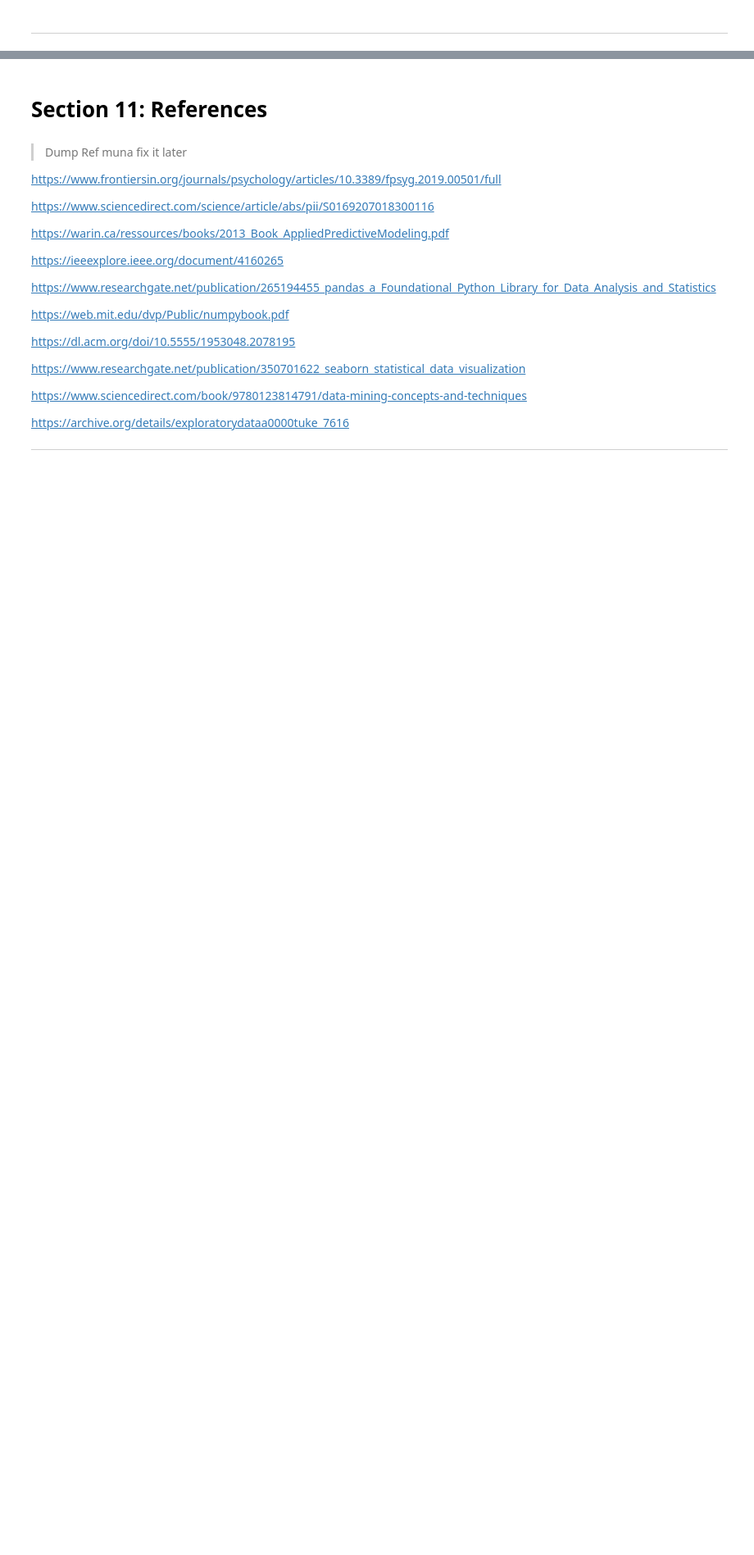
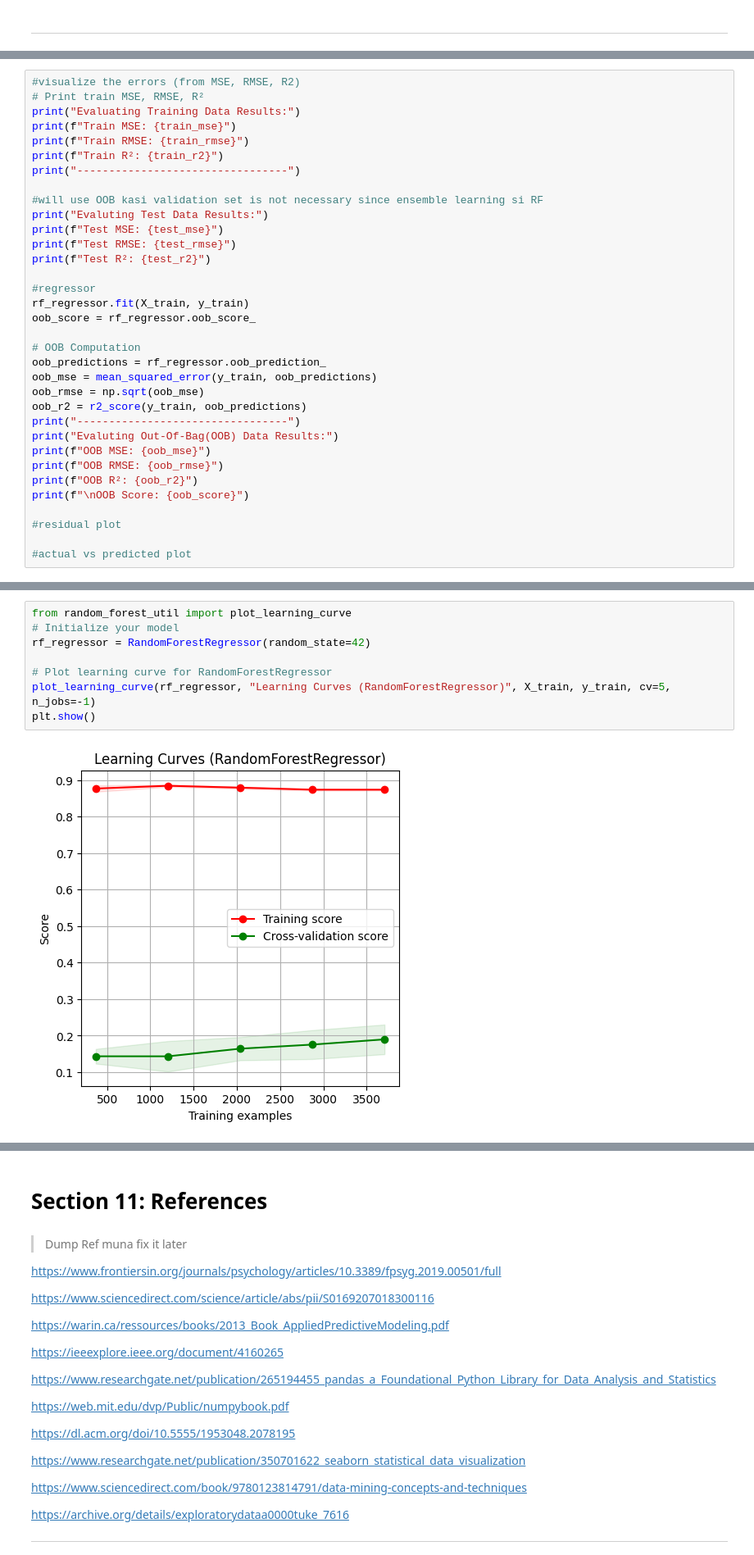
Before and after one commit to yuanpngn/STINTSY_MLP, a Jupyter notebook: [STINTSY]_Machine_Learning_Project.ipynb, the cells around one changed output, grey strips where cells are left out. Shown at 82% size. Drawn from its saved outputs; the diff is of its cells as text; blank space fills up the shorter version.

```diff
--- a/[STINTSY]_Machine_Learning_Project.ipynb
+++ b/[STINTSY]_Machine_Learning_Project.ipynb
@@ -509,0 +681,34 @@ plt.show()
+# %%
+#visualize the errors (from MSE, RMSE, R2)
+# Print train MSE, RMSE, R²
+print("Evaluating Training Data Results:")
+print(f"Train MSE: {train_mse}")
+print(f"Train RMSE: {train_rmse}")
+print(f"Train R²: {train_r2}")
+print("---------------------------------")
+
+#will use OOB kasi validation set is not necessary since ensemble learning si RF
+print("Evaluting Test Data Results:")
+print(f"Test MSE: {test_mse}")
+print(f"Test RMSE: {test_rmse}")
+print(f"Test R²: {test_r2}")
+
+#regressor
+rf_regressor.fit(X_train, y_train)
+oob_score = rf_regressor.oob_score_
+
+# OOB Computation
+oob_predictions = rf_regressor.oob_prediction_
+oob_mse = mean_squared_error(y_train, oob_predictions)
+oob_rmse = np.sqrt(oob_mse)
+oob_r2 = r2_score(y_train, oob_predictions)
+print("---------------------------------")
+print("Evaluting Out-Of-Bag(OOB) Data Results:")
+print(f"OOB MSE: {oob_mse}")
+print(f"OOB RMSE: {oob_rmse}")
+print(f"OOB R²: {oob_r2}")
+print(f"\nOOB Score: {oob_score}")
+
+#residual plot
+
+#actual vs predicted plot
@@ -509,0 +776,10 @@ plt.show()
+# %%
+from random_forest_util import plot_learning_curve
+# Initialize your model
+rf_regressor = RandomForestRegressor(random_state=42)
+
+# Plot learning curve for RandomForestRegressor
+plot_learning_curve(rf_regressor, "Learning Curves (RandomForestRegressor)", X_train, y_train, cv=5, n_jobs=-1)
+plt.show()
+# %% [output]
+[figure, added]
```
Also changed, not shown: parts of 64 cells of this notebook, 1 other file.
